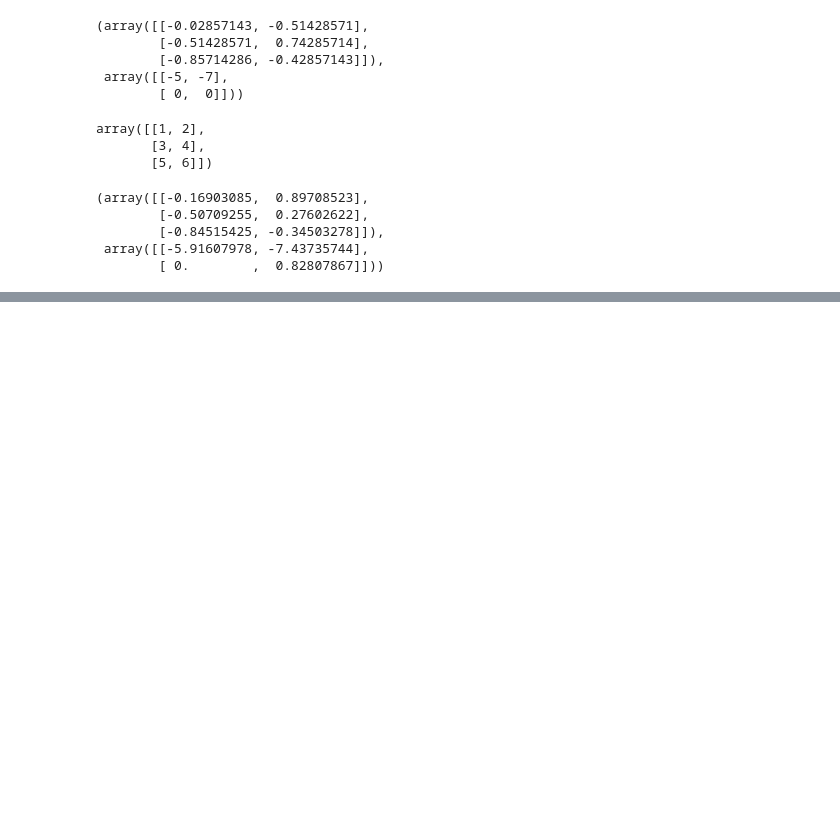
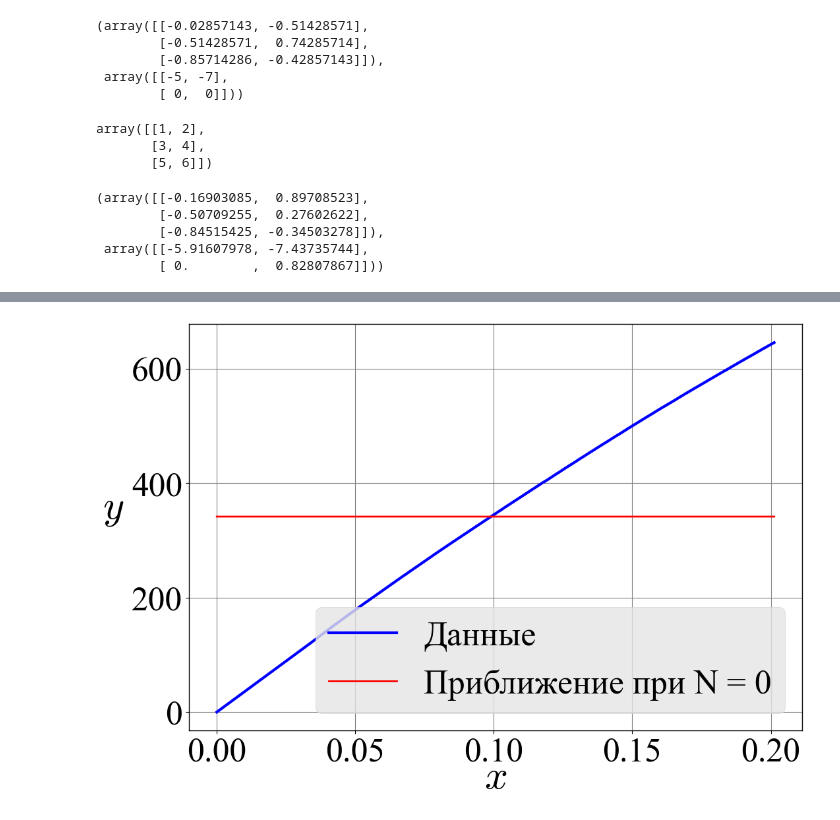
Before and after one commit to DilshodN/MMCM, a Jupyter notebook: task1/task1.ipynb, the cells around one changed output, grey strips where cells are left out. Cells and saved outputs as stored; diff of their text form; code cells hidden in the pictures; blank space fills up the shorter version.

```diff
--- a/task1/task1.ipynb
+++ b/task1/task1.ipynb
@@ -269,3 +266,36 @@ np.linalg.qr(A)
         [-0.84515425, -0.34503278]]),
  array([[-5.91607978, -7.43735744],
         [ 0.        ,  0.82807867]]))
+# %%
+def SVDecomposition(B):
+    # откуда, суть в отчете
+    m, n = B.shape
+    A = np.copy(B)
+    sigmas = np.sqrt(np.linalg.eigvals(A.T @ A))
+
+    U = np.zeros((m,n))
+    V = np.linalg.eig(A.T @ A)[1]
+    v_right_indices = sigmas.argsort()[::-1]
+    sigmas = sigmas[v_right_indices]
+    V = V[:,v_right_indices]
+    for j in range(n):
+        U[:, j] = 1 / sigmas[j] * A @ V[:, j]
+
+    sigma_matrix = np.diag(sigmas)
+
+    return U, sigma_matrix, V.T
+# %%
+def dataApproxWithSVD(n: int, data, kind: str):
+    A, b = setMatrix(n, data, kind)
+
+    t1 = perf_counter()
+    U, s, Vh = SVDecomposition(A)
+    t2 = perf_counter()
+    bench = t2 - t1
+
+    cond = np.linalg.cond(A @ A.T)
+    coeffs = Vh.T @ np.linalg.inv(s) @ U.T @ b
+
+    NRSME = np.sqrt(np.sum((np.dot(A, coeffs) - b)**2) / len(data)) / np.max(np.abs(b))
+
+    return np.dot(A, coeffs), cond, NRSME, bench
@@ -271,0 +374,10 @@ np.linalg.qr(A)
+# %%
+path = 'data_2.txt'
+data = np.loadtxt(path, dtype=float)
+
+n = 0
+sol1, cond, NRSME, bench = dataApproxWithSVD(n, data, 'Chebyshev')
+
+plotData(data, sol1, n)
+# %% [output]
+[figure, added]
```
Also changed, not shown: parts of 9 cells of this notebook, 3 other files.
